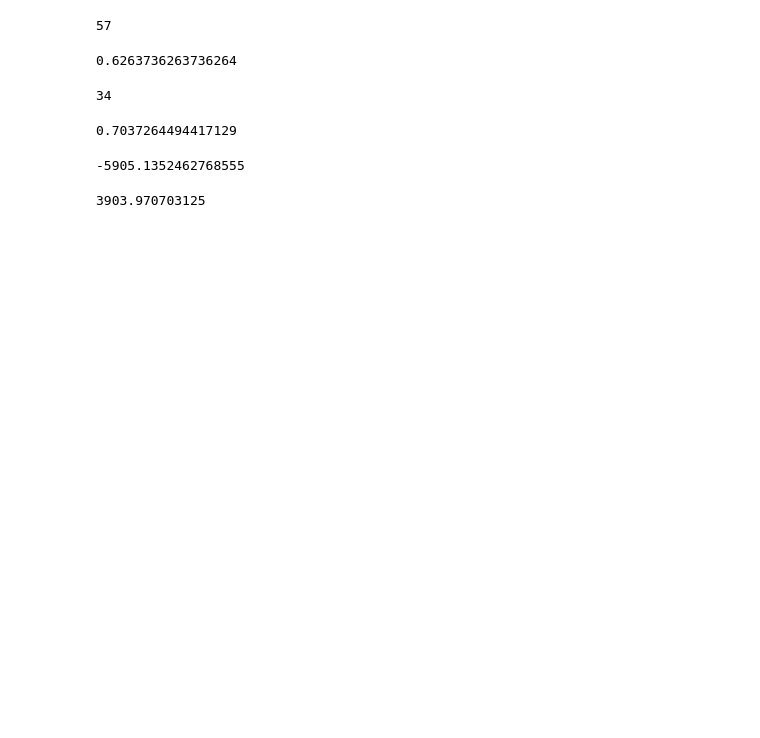
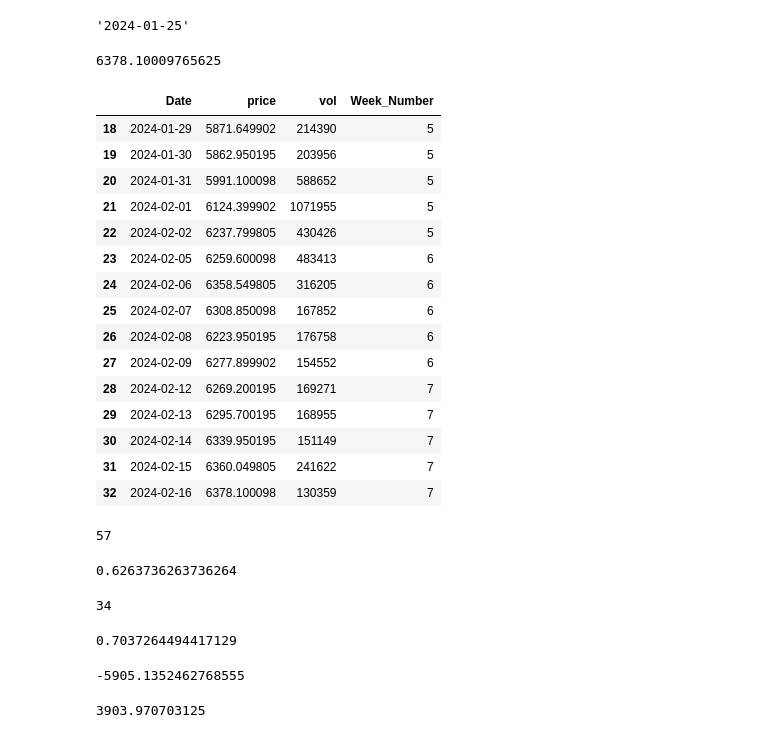
Before and after one commit to shekharbiswas/Finance, a Jupyter notebook: testing.ipynb, the cells around one changed output. Drawn from its saved outputs; the diff is of its cells as text; code cells hidden in the pictures; blank space fills up the shorter version.

```diff
--- a/testing.ipynb
+++ b/testing.ipynb
@@ -88,6 +88,8 @@ def get_recom(stock_code, sdate, edate):
     df['index'] = df['corr']*df['pc']
     #print(df.sort_values(by = 'index', ascending= False).head(2))
 
+    dates = sorted(dates, key=lambda x: datetime.strptime(x, '%Y-%m-%d'))
+
     return df1, dates
 
     #return df
@@ -110,18 +112,18 @@ for stock_id in list(set(nse_df['Symbol'])):
 
             print(stock_id, dates)
 
-            cprice = df.loc[df['Date'] == '2024-02-16', 'price'].values[0]
+            after_price = df[df['Date'] > dates[-1]]['price'].max()
             #print(cprice)
             invest_price = df.loc[df['Date'].isin(dates), 'price'].mean()
 
-            print( ' Profit / Loss  :: ' , (cprice - invest_price))
-            if (cprice - invest_price) >= 0:
+            print( ' Profit / Loss  :: ' , (after_price - invest_price))
+            if (after_price - invest_price) >= 0:
                 profit = profit + 1
-                profit_amt = profit_amt + (cprice - invest_price)
+                profit_amt = profit_amt + (after_price - invest_price)
 
             else:
                 loss = loss + 1
-                loss_amt = loss_amt + (cprice - invest_price)
+                loss_amt = loss_amt + (after_price - invest_price)
 
 
 
@@ -134,3 +138,31 @@ for stock_id in list(set(nse_df['Symbol'])):
+# %%
+dates = sorted(dates, key=lambda x: datetime.strptime(x, '%Y-%m-%d'))
+dates[-1]
+# %% [output]
+'2024-01-25'
+# %%
+df[df['Date'] > '2024-01-25']['price'].max()
+# %% [output]
+6378.10009765625
+# %%
+df[df['Date'] > '2024-01-25']
+# %% [output]
+|  | Date | price | vol | Week_Number |
+| 18 | 2024-01-29 | 5871.649902 | 214390 | 5 |
+| 19 | 2024-01-30 | 5862.950195 | 203956 | 5 |
+| 20 | 2024-01-31 | 5991.100098 | 588652 | 5 |
+| 21 | 2024-02-01 | 6124.399902 | 1071955 | 5 |
+| 22 | 2024-02-02 | 6237.799805 | 430426 | 5 |
+| 23 | 2024-02-05 | 6259.600098 | 483413 | 6 |
+| 24 | 2024-02-06 | 6358.549805 | 316205 | 6 |
+| 25 | 2024-02-07 | 6308.850098 | 167852 | 6 |
+| 26 | 2024-02-08 | 6223.950195 | 176758 | 6 |
+| 27 | 2024-02-09 | 6277.899902 | 154552 | 6 |
+| 28 | 2024-02-12 | 6269.200195 | 169271 | 7 |
+| 29 | 2024-02-13 | 6295.700195 | 168955 | 7 |
+| 30 | 2024-02-14 | 6339.950195 | 151149 | 7 |
+| 31 | 2024-02-15 | 6360.049805 | 241622 | 7 |
+| 32 | 2024-02-16 | 6378.100098 | 130359 | 7 |
 # %%
 profit
 # %% [output]
```
Also changed, not shown: parts of 1 cell of this notebook.
